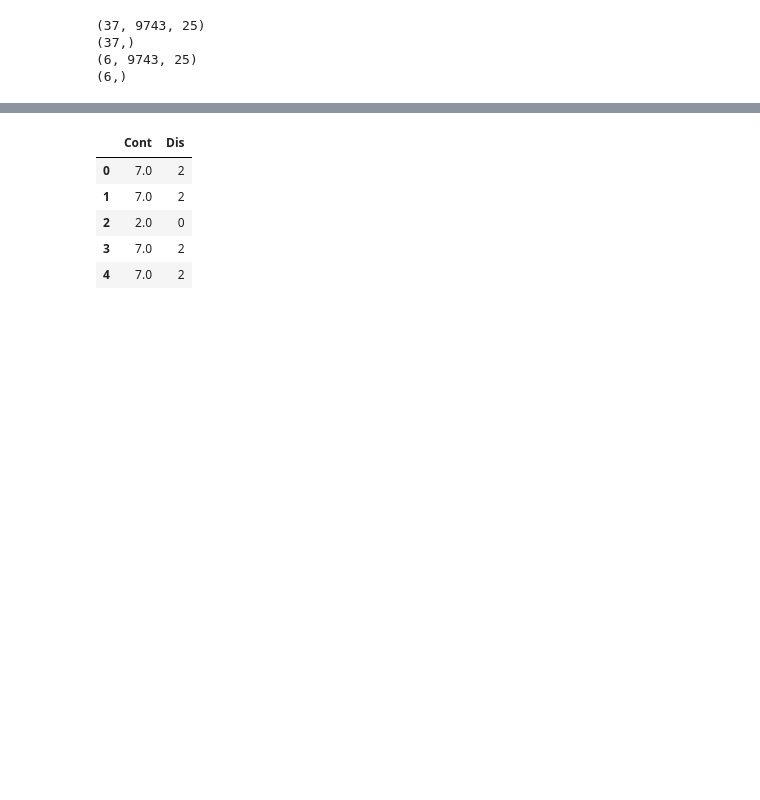
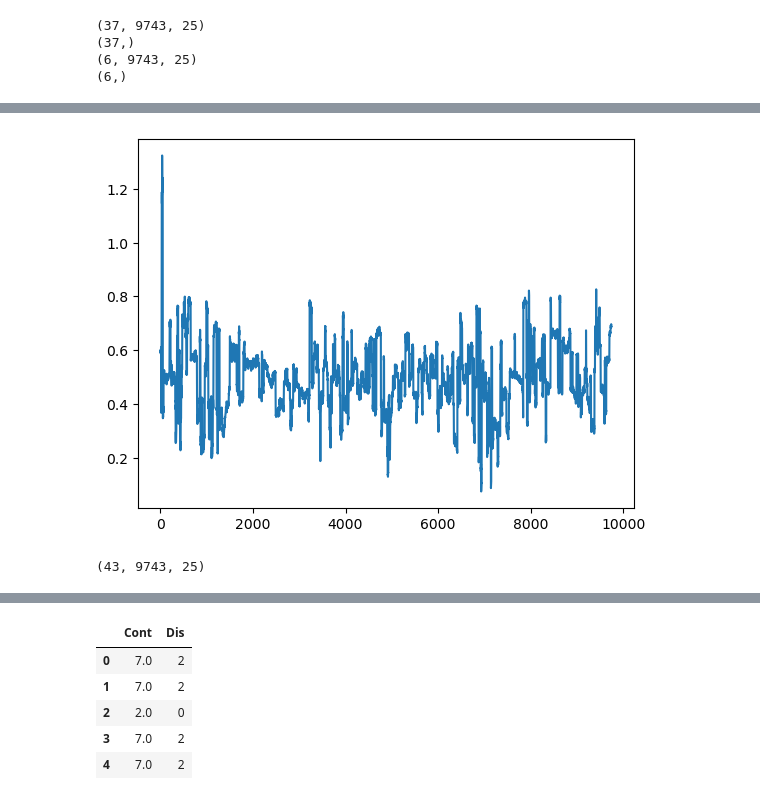
Before and after one commit to zandvakiliramin/Biometric_Peoject, a Jupyter notebook: Analysis_V4_DumbTo_Analysis.ipynb, the cells around one changed output, grey strips where cells are left out. Saved outputs shown, nothing was run; the diff lists cells and outputs as text; code cells hidden in the pictures; blank space fills up the shorter version.

```diff
--- a/Analysis_V4_DumbTo_Analysis.ipynb
+++ b/Analysis_V4_DumbTo_Analysis.ipynb
@@ -279,3 +352,12 @@ print(y_valid.shape)
+# %%
+plt.plot(x[7][:, 2])
+plt.show()
+# %% [output]
+[figure, added]
+# %%
+x.shape
+# %% [output]
+(43, 9743, 25)
 # %%
 model = keras.Sequential()
 model.add(keras.layers.Masking(mask_value=special_value, input_shape=(cut_off, len(related_features) -1)))
```
Also changed, not shown: parts of 21 cells of this notebook.
